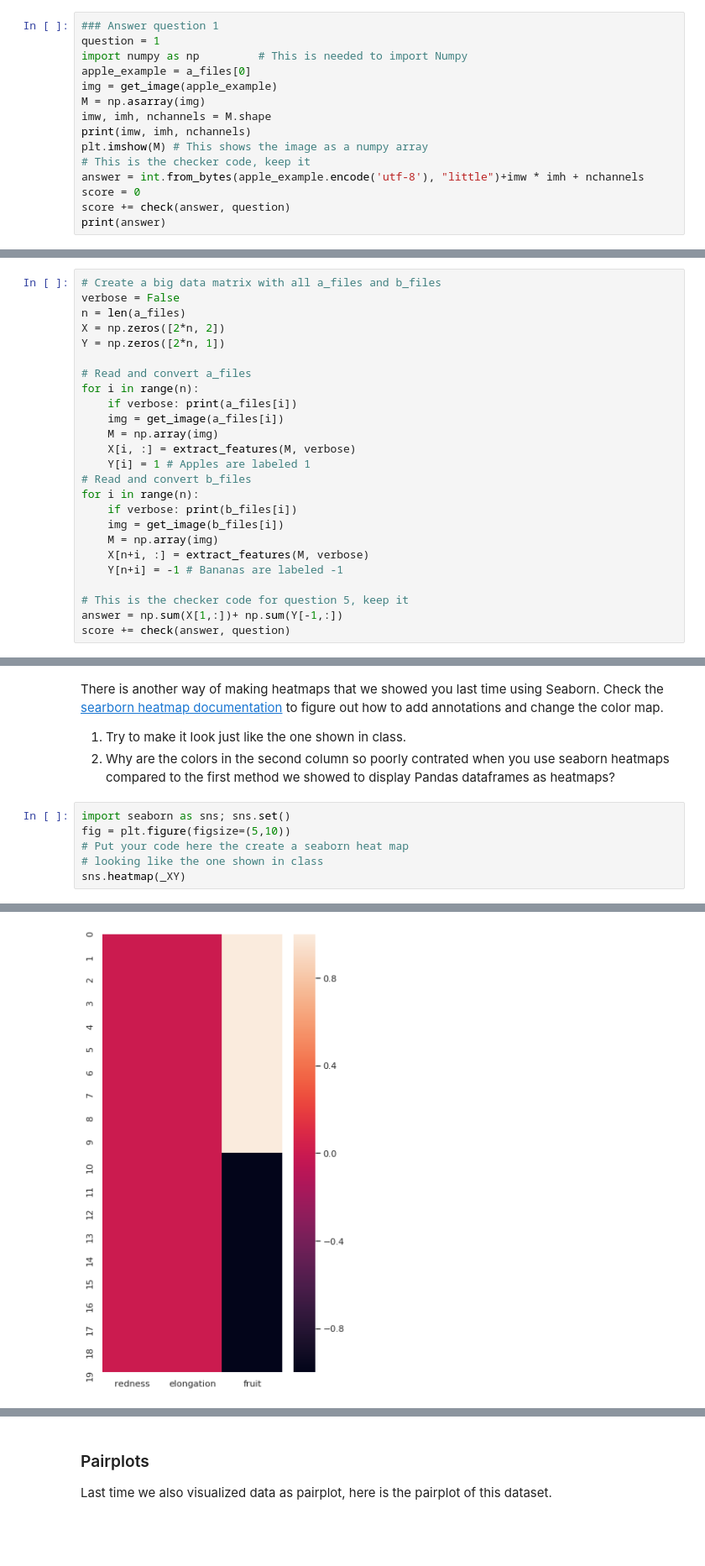
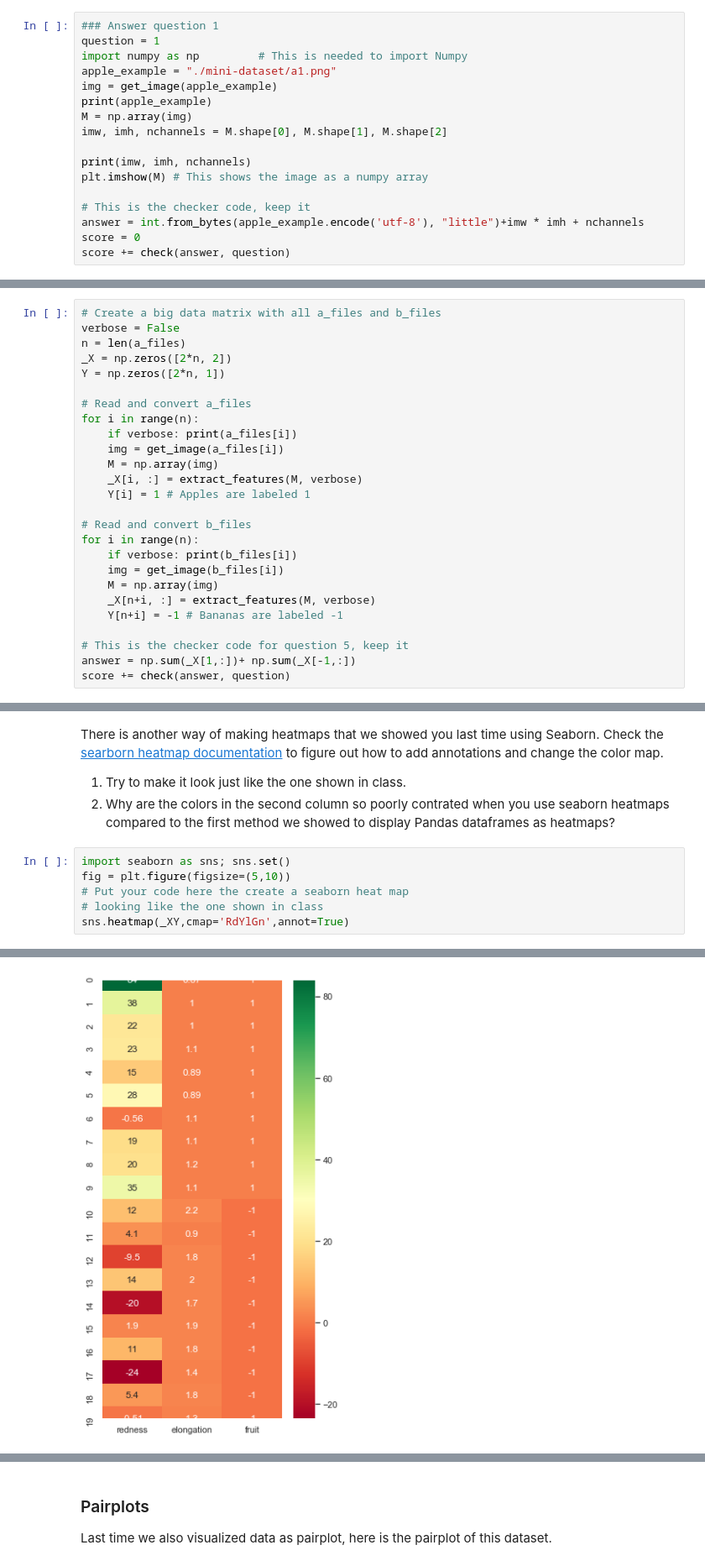
Before and after one commit to mazentebib/info232, a Jupyter notebook: TP1/TP1.ipynb, the cells around one changed output, grey strips where cells are left out. Shown at 84% size. Cells and saved outputs as stored; diff of their text form; blank space fills up the shorter version.

```diff
--- a/TP1/TP1.ipynb
+++ b/TP1/TP1.ipynb
@@ -93,15 +93,17 @@ Tip: To answer this kind of question, you need to read the documentation of nump
 ### Answer question 1
 question = 1
 import numpy as np         # This is needed to import Numpy
-apple_example = a_files[0]
+apple_example = "./mini-dataset/a1.png"
 img = get_image(apple_example)
-M = np.asarray(img)
-imw, imh, nchannels = M.shape
+print(apple_example)
+M = np.array(img)
+imw, imh, nchannels = M.shape[0], M.shape[1], M.shape[2]
+
 print(imw, imh, nchannels)
 plt.imshow(M) # This shows the image as a numpy array
+
 # This is the checker code, keep it
 answer = int.from_bytes(apple_example.encode('utf-8'), "little")+imw * imh + nchannels
 score = 0
 score += check(answer, question)
-print(answer)
 # %% [output]
@@ -270,7 +265,7 @@ To go a little bit faster, we give you the code to preprocess all the dataset in
 # Create a big data matrix with all a_files and b_files
 verbose = False
 n = len(a_files)
-X = np.zeros([2*n, 2])
+_X = np.zeros([2*n, 2])
 Y = np.zeros([2*n, 1])
 
 # Read and convert a_files
@@ -278,17 +273,18 @@ for i in range(n):
     if verbose: print(a_files[i])
     img = get_image(a_files[i])
     M = np.array(img)
-    X[i, :] = extract_features(M, verbose)
+    _X[i, :] = extract_features(M, verbose)
     Y[i] = 1 # Apples are labeled 1
+
 # Read and convert b_files
 for i in range(n):
     if verbose: print(b_files[i])
     img = get_image(b_files[i])
     M = np.array(img)
-    X[n+i, :] = extract_features(M, verbose)
+    _X[n+i, :] = extract_features(M, verbose)
     Y[n+i] = -1 # Bananas are labeled -1
 
 # This is the checker code for question 5, keep it
-answer = np.sum(X[1,:])+ np.sum(Y[-1,:])
+answer = np.sum(_X[1,:])+ np.sum(_X[-1,:])
 score += check(answer, question)
 # %% [output]
@@ -330,12 +325,12 @@ There is another way of making heatmaps that we showed you last time using Seabo
 # %%
 import seaborn as sns; sns.set()
 fig = plt.figure(figsize=(5,10))
 # Put your code here the create a seaborn heat map
 # looking like the one shown in class
-sns.heatmap(_XY)
+sns.heatmap(_XY,cmap='RdYlGn',annot=True)
 # %% [output]
 <matplotlib.axes._subplots.AxesSubplot at 0x...>
-[figure, old version]
+[figure, new version]
 # %% [markdown]
 ### Question 6: Feature standardization
 For better rendering and improved results, the features are often standardized. This means that for each column, we subtract the mean and divide by the standard deviation (except for the target).
```
Also changed, not shown: parts of 20 cells of this notebook.
